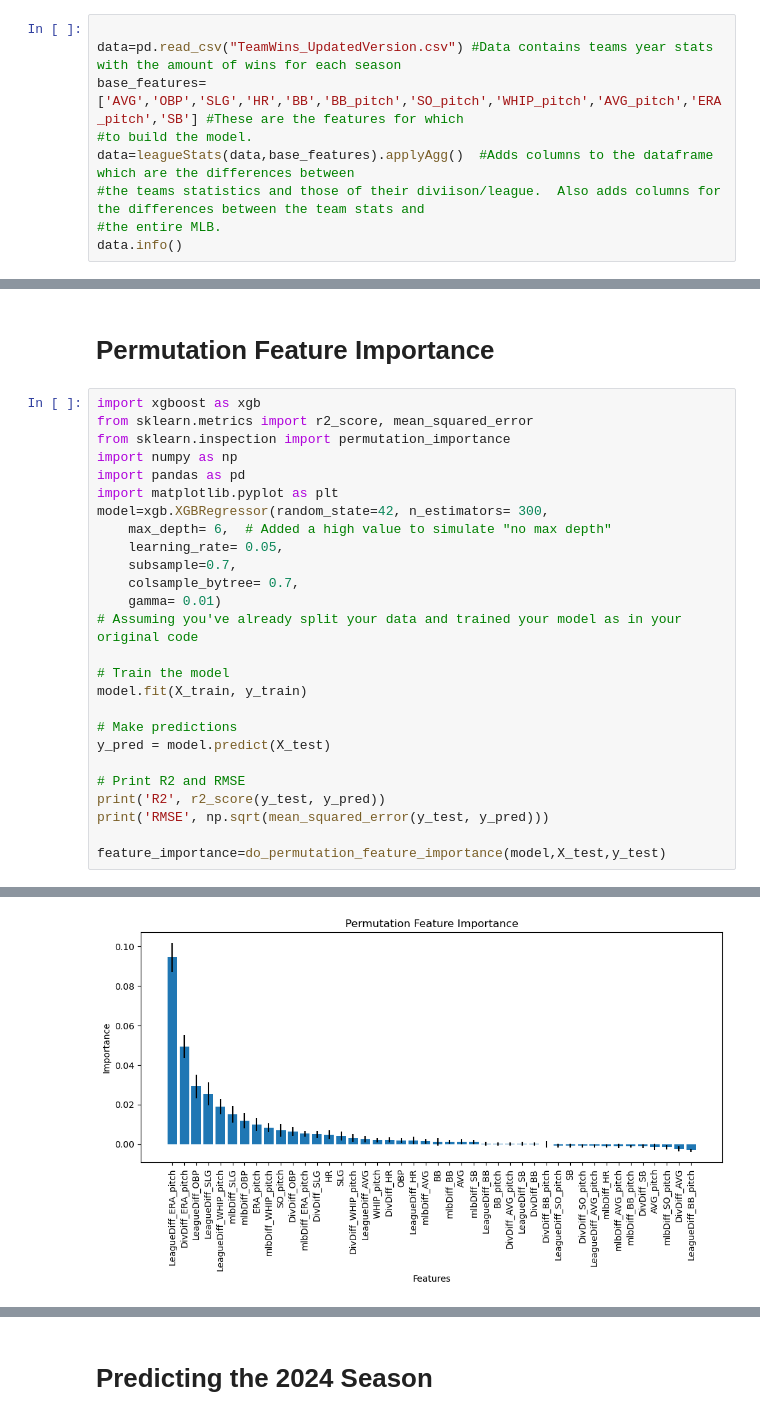
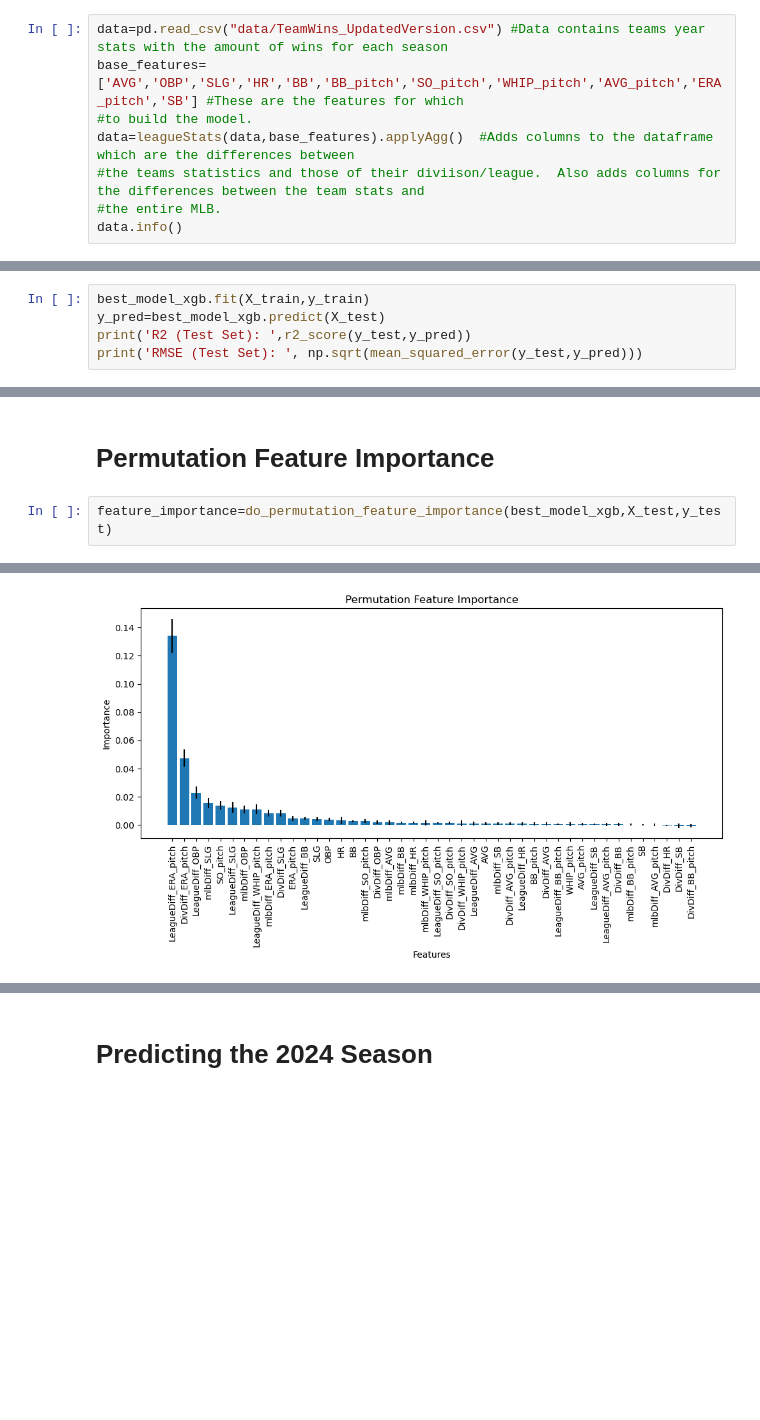
Before and after one commit to jprich1984/MLB_2024, a Jupyter notebook: Predicting_2024.ipynb, the cells around one changed output, grey strips where cells are left out. Drawn from its saved outputs; the diff is of its cells as text; blank space fills up the shorter version.

```diff
--- a/Predicting_2024.ipynb
+++ b/Predicting_2024.ipynb
@@ -54,6 +94,5 @@ class leagueStats:
 # %%
-
-data=pd.read_csv("TeamWins_UpdatedVersion.csv") #Data contains teams year stats with the amount of wins for each season
+data=pd.read_csv("data/TeamWins_UpdatedVersion.csv") #Data contains teams year stats with the amount of wins for each season
 base_features=['AVG','OBP','SLG','HR','BB','BB_pitch','SO_pitch','WHIP_pitch','AVG_pitch','ERA_pitch','SB'] #These are the features for which
 #to build the model.
 data=leagueStats(data,base_features).applyAgg()  #Adds columns to the dataframe which are the differences between
@@ -324,0 +439,5 @@ RMSE 4.977807742719685
+# %%
+best_model_xgb.fit(X_train,y_train)
+y_pred=best_model_xgb.predict(X_test)
+print('R2 (Test Set): ',r2_score(y_test,y_pred))
+print('RMSE (Test Set): ', np.sqrt(mean_squared_error(y_test,y_pred)))
@@ -325,29 +447,5 @@ RMSE 4.977807742719685
 # %% [markdown]
 # Permutation Feature Importance
 # %%
-import xgboost as xgb
-from sklearn.metrics import r2_score, mean_squared_error
-from sklearn.inspection import permutation_importance
-import numpy as np
-import pandas as pd
-import matplotlib.pyplot as plt
-model=xgb.XGBRegressor(random_state=42, n_estimators= 300,
-    max_depth= 6,  # Added a high value to simulate "no max depth"
-    learning_rate= 0.05,
-    subsample=0.7,
-    colsample_bytree= 0.7,
-    gamma= 0.01)
-# Assuming you've already split your data and trained your model as in your original code
-
-# Train the model
-model.fit(X_train, y_train)
-
-# Make predictions
-y_pred = model.predict(X_test)
-
-# Print R2 and RMSE
-print('R2', r2_score(y_test, y_pred))
-print('RMSE', np.sqrt(mean_squared_error(y_test, y_pred)))
-
-feature_importance=do_permutation_feature_importance(model,X_test,y_test)
+feature_importance=do_permutation_feature_importance(best_model_xgb,X_test,y_test)
 # %% [output]
@@ -357,3 +452,3 @@ RMSE 4.97209495971379
 Permutation Feature Importance:
-[figure, old version]
+[figure, new version]
 # %% [markdown]
```
Also changed, not shown: parts of 30 cells of this notebook, 11 other files.
